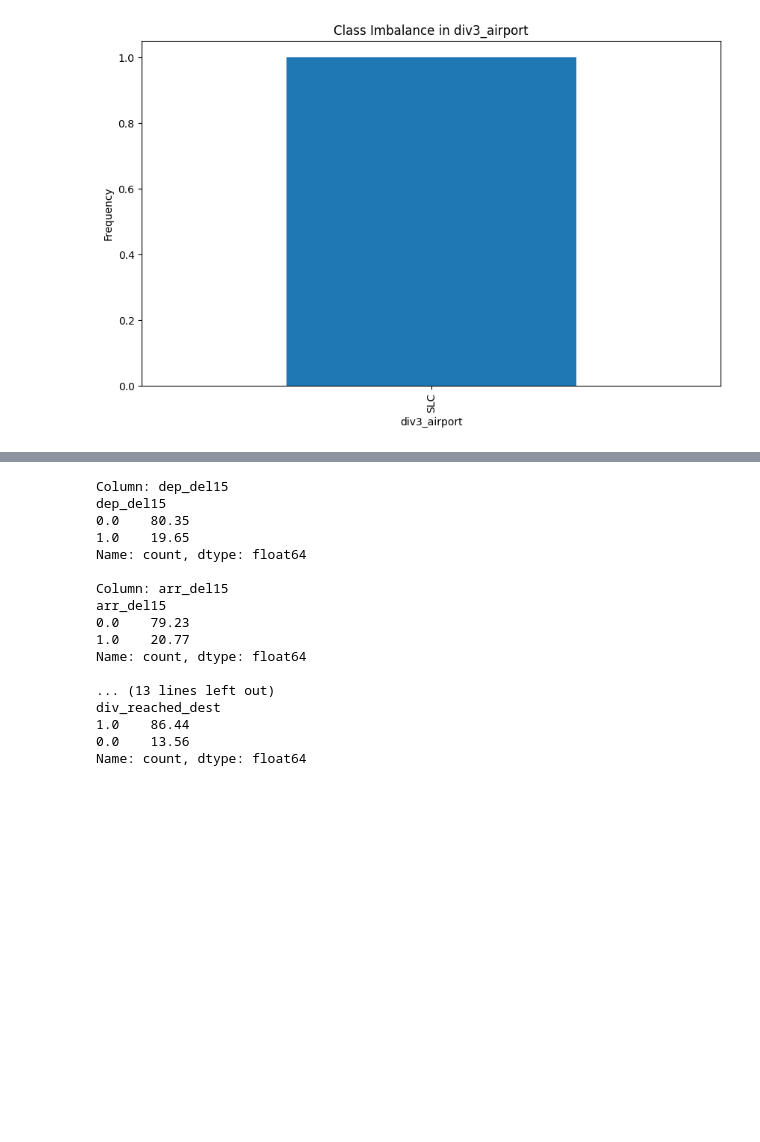
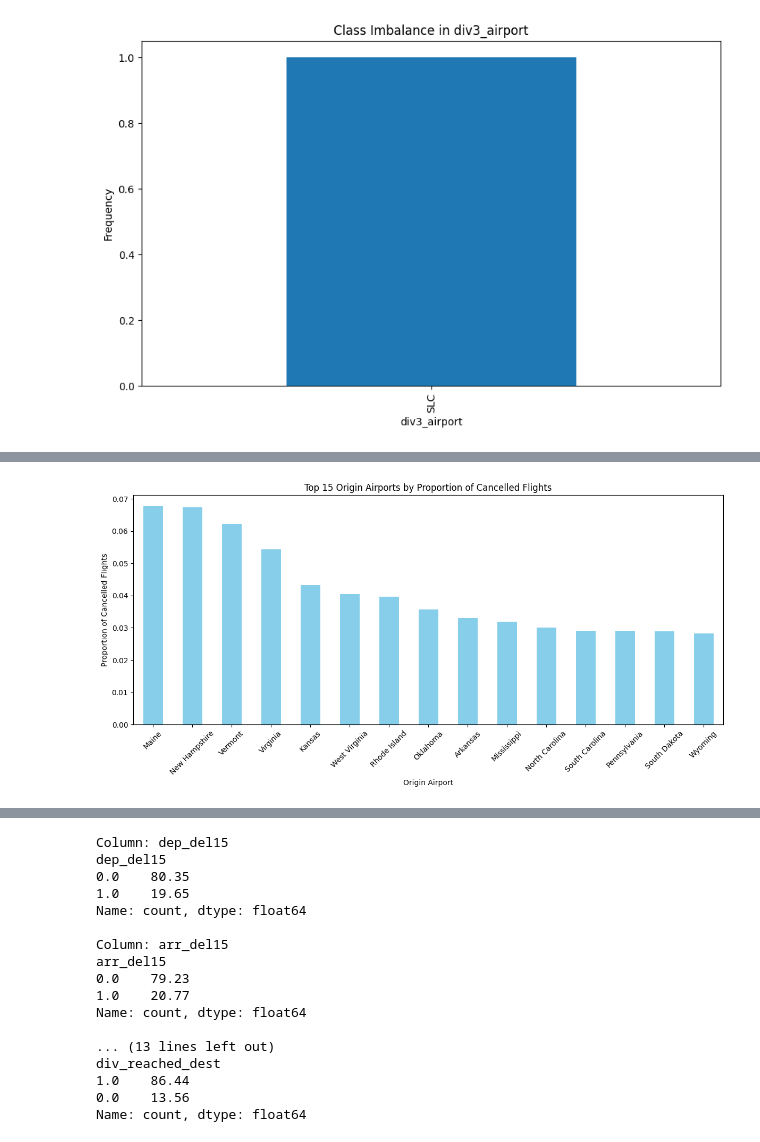
Before and after one commit to tbrantinghamBU/699-Personal, a Jupyter notebook: OMDS-ModB2-Week2-Brantingham-Tyler.ipynb, the cells around one changed output, grey strips where cells are left out. Saved outputs shown, nothing was run; the diff lists cells and outputs as text; code cells hidden in the pictures; blank space fills up the shorter version.

```diff
--- a/OMDS-ModB2-Week2-Brantingham-Tyler.ipynb
+++ b/OMDS-ModB2-Week2-Brantingham-Tyler.ipynb
@@ -445,0 +473,22 @@ for column, value_counts in imbalance_info.items():
+# %%
+
+# Filter to only include rows where 'cancelled' is either 0 or 1
+df_filtered = df_clean[df_clean['cancelled'].isin([0, 1])]
+
+# Calculate the proportion of cancelled flights for each origin
+cancelled_proportions = df_filtered.groupby('origin_state_nm')['cancelled'].mean().sort_values(ascending=False)
+
+# Sort in descending order and select the top 15
+top_15_cancelled = cancelled_proportions.sort_values(ascending=False).head(15)
+
+# Plotting
+plt.figure(figsize=(12, 6))
+top_15_cancelled.plot(kind='bar', color='skyblue')
+plt.title('Top 15 Origin Airports by Proportion of Cancelled Flights')
+plt.xlabel('Origin Airport')
+plt.ylabel('Proportion of Cancelled Flights')
+plt.xticks(rotation=45)
+plt.tight_layout()
+plt.show()
+# %% [output]
+[figure, added]
```
Also changed, not shown: parts of 2 cells of this notebook, 1 other file.
